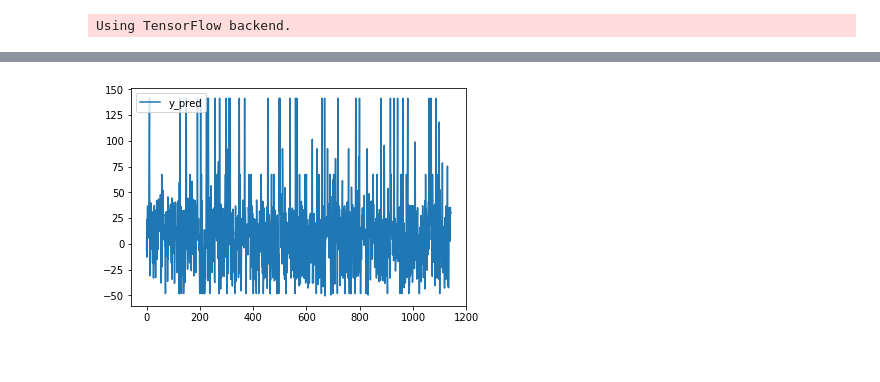
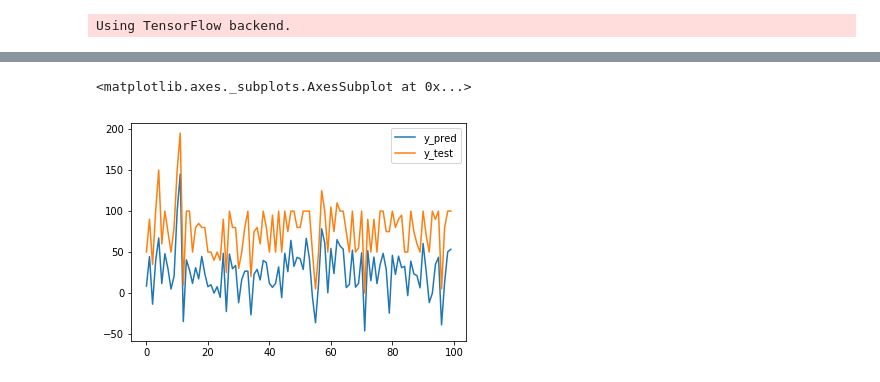
Before and after one commit to afranck64/ultimatum, a Jupyter notebook: notebooks/Model.ipynb, the cells around one changed output, grey strips where cells are left out. Saved outputs shown, nothing was run; the diff lists cells and outputs as text; code cells hidden in the pictures.

```diff
--- a/notebooks/Model.ipynb
+++ b/notebooks/Model.ipynb
@@ -160,7 +160,7 @@ class DACombine(object):
             targets = yTrain.ravel()
             probs = None
         xRes = list(xTrain)
-        yRes = list(yTrain)
+        yRes = list(yTrain.ravel())
         for _ in range(size):
             target = np.random.choice(targets, p=probs)
             target_mask = (yTrain.ravel()<=target) & (yTrain.ravel()>=(target-distance))
@@ -298,0 +299,17 @@ stl = sm.score(xTest, yTest, verbose=0)
+# %%
+#sci-kit like training
+model = keras_model(loss=loss2_tf, metrics=[gain_tf])
+da = DACombine()
+xTrain_a, yTrain_a = xTrain, yTrain
+xTrain_a, yTrain_a = da.fit_predict(xTrain, yTrain, size=1024, distance=10)
+history = model.fit(xTrain_a.astype('float'), yTrain_a.astype('float'), validation_split=1/4, epochs=500, batch_size=60, verbose=0)
+loss_hist = pd.DataFrame(data={'loss': history.history['loss'], 'val_loss': history.history['val_loss']})
+loss_hist.plot(figsize=(30,10))
+
+acc_hist = pd.DataFrame(data={'acc': history.history['gain_tf'], 'val_acc': history.history['val_gain_tf']})
+acc_hist.plot(figsize=(30, 10))
+
+yPred = model.predict(xTest, batch_size=128)
+
+out_data = pd.DataFrame(data={'y_test': np.ravel(yTest), 'y_pred': np.ravel(yPred)})
+stl = sm.score(xTest, yTest, verbose=0)
@@ -299,14 +319,13 @@ stl = sm.score(xTest, yTest, verbose=0)
 # %%
 from sklearn.metrics import mean_squared_error as mse
-xx = sm.predict(xTrain_a)
+yPred = model.predict(xTrain_a)
 
-out_data = pd.DataFrame(data={'y_test': np.ravel(yTrain_a), 'y_pred': np.ravel(xx)})
+out_data = pd.DataFrame(data={'y_test': np.ravel(yTrain_a), 'y_pred': np.ravel(yPred)})
+out_data = out_data.head(100)
 out_data.plot()
-
-xx.mean(), yTrain_a.mean(axis=None), mse(yTrain_a, xx)
-d = xx-yTrain_a
 # %% [output]
+<matplotlib.axes._subplots.AxesSubplot at 0x...>
-[figure, old version]
+[figure, new version]
 # %%
 loss_baseline = "mse"
 MAX_GAIN = 200.0
```
Also changed, not shown: parts of 7 cells of this notebook, 2 other files.
